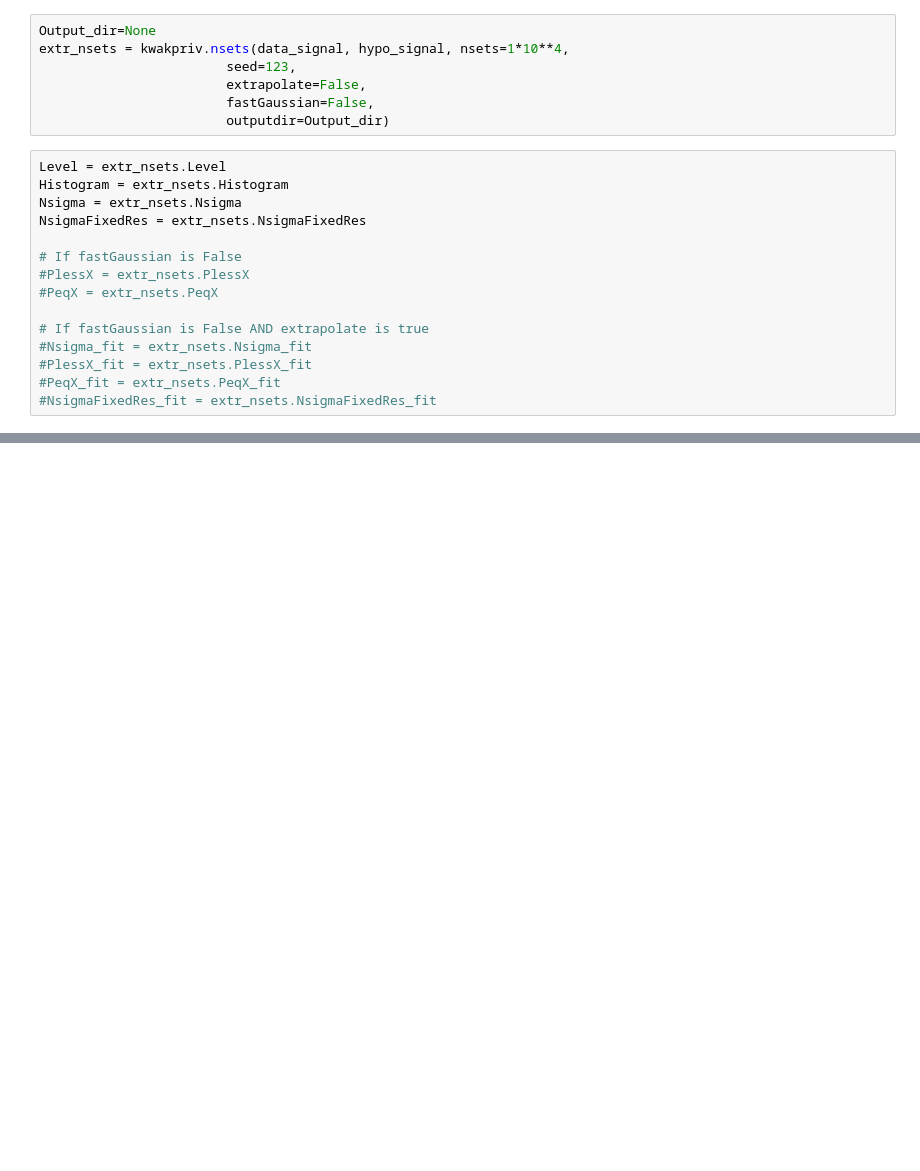
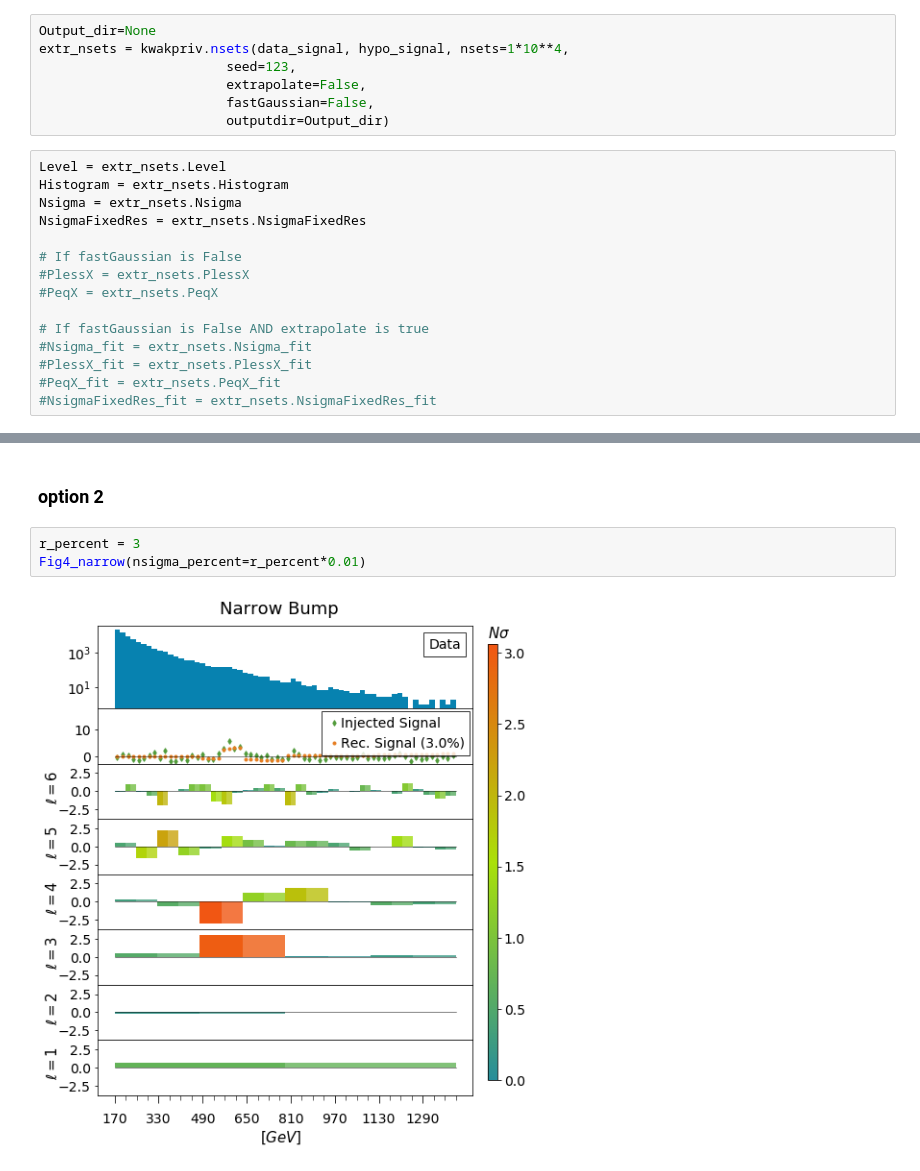
Before and after one commit to alexxromero/WAKY-private, a Jupyter notebook: Figure4-Narrow.ipynb, the cells around one changed output, grey strips where cells are left out. Saved outputs shown, nothing was run; the diff lists cells and outputs as text; blank space fills up the shorter version.

```diff
--- a/Figure4-Narrow.ipynb
+++ b/Figure4-Narrow.ipynb
@@ -211,0 +382,7 @@ Fig4_narrow(nsigma_percent=r_percent*0.01)
+# %% [markdown]
+### option 2
+# %%
+r_percent = 3
+Fig4_narrow(nsigma_percent=r_percent*0.01)
+# %% [output]
+[figure, added]
```
Also changed, not shown: parts of 5 cells of this notebook, 9 other files.
